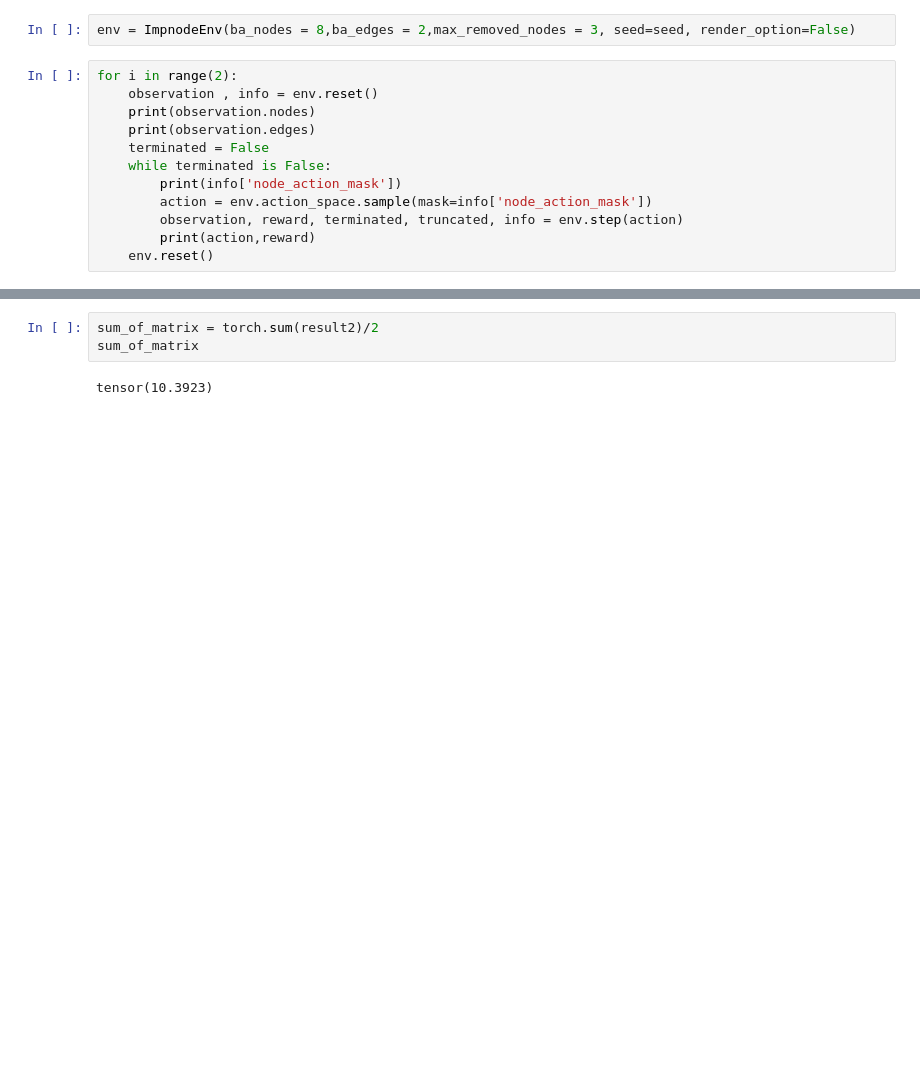
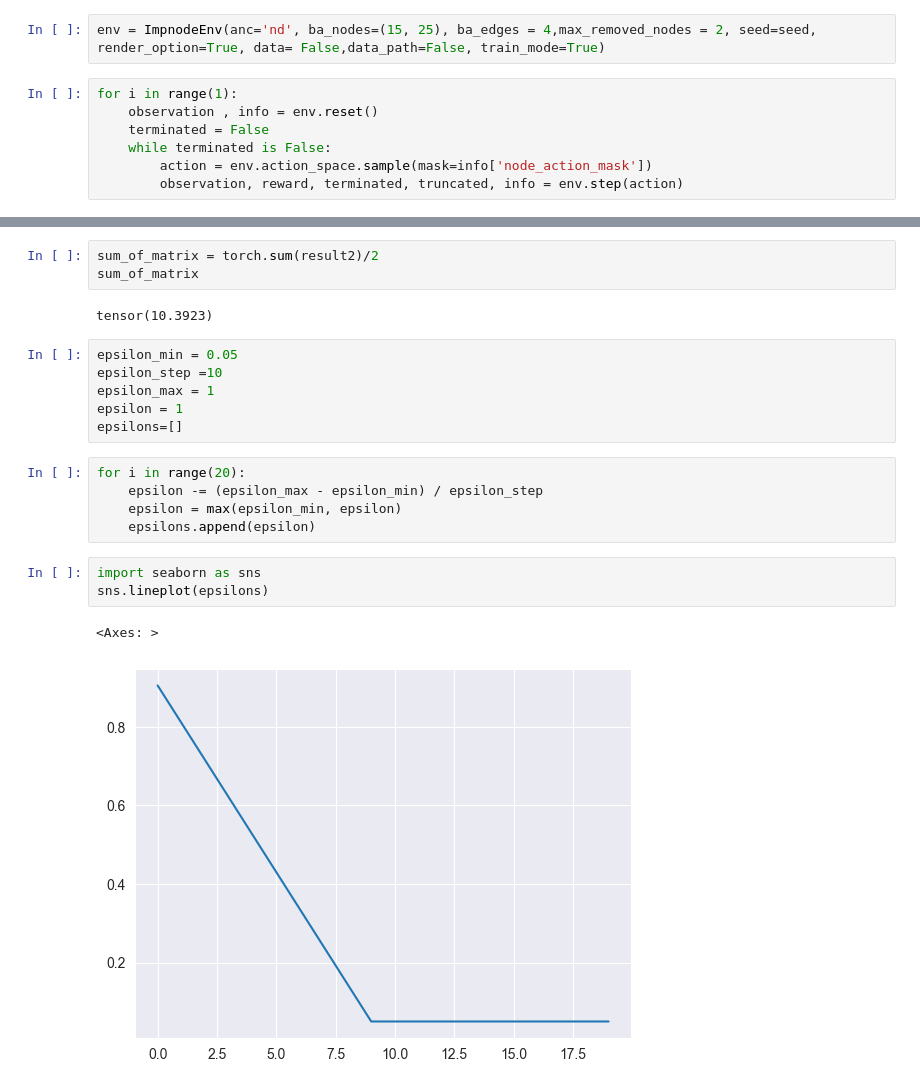
Before and after one commit to rituja-pardhi/ImpNode, a Jupyter notebook: env_test.ipynb, the cells around one changed output, grey strips where cells are left out. Saved outputs shown, nothing was run; the diff lists cells and outputs as text; blank space fills up the shorter version.

```diff
--- a/env_test.ipynb
+++ b/env_test.ipynb
@@ -14,17 +17,12 @@ from envs.GraphEnv.impnode import ImpnodeEnv
 
 seed = 5545
 # %%
-env = ImpnodeEnv(ba_nodes = 8,ba_edges = 2,max_removed_nodes = 3, seed=seed, render_option=False)
+env = ImpnodeEnv(anc='nd', ba_nodes=(15, 25), ba_edges = 4,max_removed_nodes = 2, seed=seed, render_option=True, data= False,data_path=False, train_mode=True)
 # %%
-for i in range(2):
+for i in range(1):
     observation , info = env.reset()
-    print(observation.nodes)
-    print(observation.edges)
     terminated = False
     while terminated is False:
-        print(info['node_action_mask'])
         action = env.action_space.sample(mask=info['node_action_mask'])
         observation, reward, terminated, truncated, info = env.step(action)
-        print(action,reward)
-    env.reset()
 # %% [output]
@@ -158,3 +142,20 @@ sum_of_matrix = torch.sum(result2)/2
 sum_of_matrix
 # %% [output]
 tensor(10.3923)
+# %%
+epsilon_min = 0.05
+epsilon_step =10
+epsilon_max = 1
+epsilon = 1
+epsilons=[]
+# %%
+for i in range(20):
+    epsilon -= (epsilon_max - epsilon_min) / epsilon_step
+    epsilon = max(epsilon_min, epsilon)
+    epsilons.append(epsilon)
+# %%
+import seaborn as sns
+sns.lineplot(epsilons)
+# %% [output]
+<Axes: >
+[figure, added]
```
Also changed, not shown: parts of 3 cells of this notebook, 11 other files.
